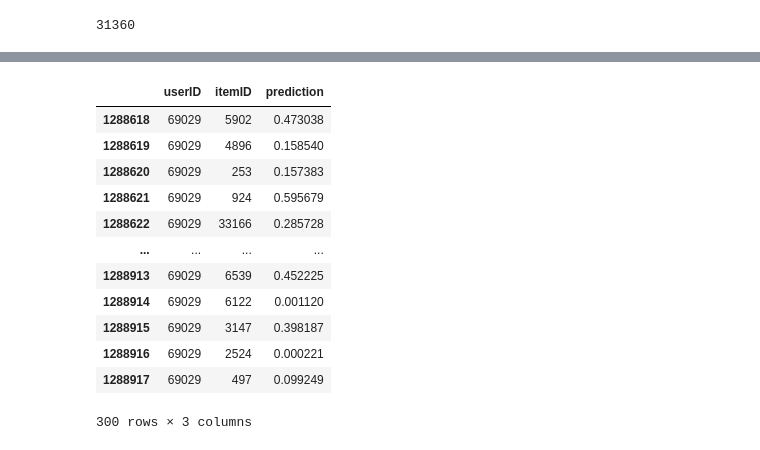
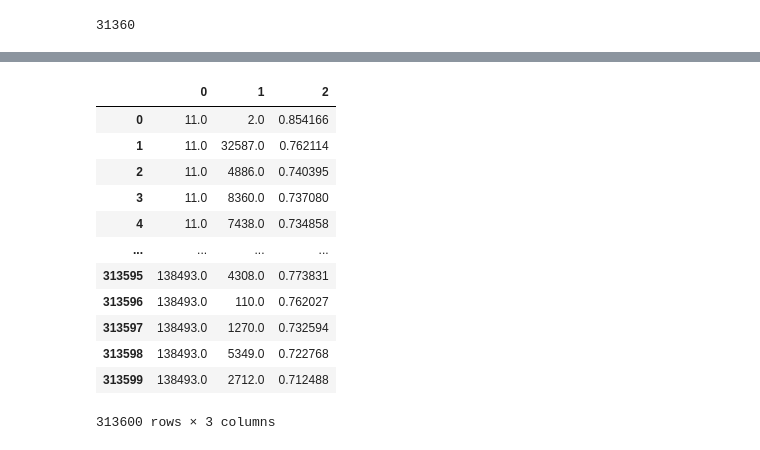
Before and after one commit to boostcampaitech3/level2-movie-recommendation-level2-recsys-15, a Jupyter notebook: 임경연/CODE/Recommenders/BiVAE/BiVAE.ipynb, the cells around one changed output, grey strips where cells are left out. Saved outputs shown, nothing was run; the diff lists cells and outputs as text; code cells hidden in the pictures.

```diff
--- a/임경연/CODE/Recommenders/BiVAE/BiVAE.ipynb
+++ b/임경연/CODE/Recommenders/BiVAE/BiVAE.ipynb
@@ -84,5 +84,5 @@ Took 3502.8108 seconds for training.
 # %%
 with Timer() as t:
-    all_predictions = predict_ranking(bivae, test, usercol='userID', itemcol='itemID', remove_seen=True)
+    all_predictions = predict_ranking(bivae, train, usercol='userID', itemcol='itemID', remove_seen=True)
 print("Took {} seconds for prediction.".format(t))
 # %% [output]
@@ -119,7 +119,7 @@ all_predictions[all_predictions['userID'] == 69029]
 | 1295366 | 69029 | 110591 | 0.000063 |
 6749 rows × 3 columns
 # %%
-users = list(data['userID'].unique())
+users = list(train['userID'].unique())
 # %%
 submission = pd.DataFrame()
 
@@ -159,0 +160,2 @@ len(pred_user_set)
+# %%
+users.sort()
@@ -159,0 +182,15 @@ len(pred_user_set)
+# %%
+submission = []
+tmp = []
+for user in users:
+    while data_:
+        if data_[0][0] != user:
+            break
+        else:
+            interaction = data_.popleft()
+            tmp.append(interaction)
+    tmp.sort(key=lambda x: -x[2])
+    submission += tmp[:10]
+    tmp = []
+
+print(len(submission))
@@ -180,16 +227,18 @@ submission
-# %%
-all_predictions.iloc[:300]
-# %% [output]
-|  | userID | itemID | prediction |
-| 1288618 | 69029 | 5902 | 0.473038 |
-| 1288619 | 69029 | 4896 | 0.158540 |
-| 1288620 | 69029 | 253 | 0.157383 |
-| 1288621 | 69029 | 924 | 0.595679 |
-| 1288622 | 69029 | 33166 | 0.285728 |
-| ... | ... | ... | ... |
-| 1288913 | 69029 | 6539 | 0.452225 |
-| 1288914 | 69029 | 6122 | 0.001120 |
-| 1288915 | 69029 | 3147 | 0.398187 |
-| 1288916 | 69029 | 2524 | 0.000221 |
-| 1288917 | 69029 | 497 | 0.099249 |
-300 rows × 3 columns
+# %%
+submission_bivae = pd.DataFrame(submission)
+
+submission_bivae
+# %% [output]
+|  | 0 | 1 | 2 |
+| 0 | 11.0 | 2.0 | 0.854166 |
+| 1 | 11.0 | 32587.0 | 0.762114 |
+| 2 | 11.0 | 4886.0 | 0.740395 |
+| 3 | 11.0 | 8360.0 | 0.737080 |
+| 4 | 11.0 | 7438.0 | 0.734858 |
+| ... | ... | ... | ... |
+| 313595 | 138493.0 | 4308.0 | 0.773831 |
+| 313596 | 138493.0 | 110.0 | 0.762027 |
+| 313597 | 138493.0 | 1270.0 | 0.732594 |
+| 313598 | 138493.0 | 5349.0 | 0.722768 |
+| 313599 | 138493.0 | 2712.0 | 0.712488 |
+313600 rows × 3 columns
```
Also changed, not shown: parts of 22 cells of this notebook, 3 other files.
